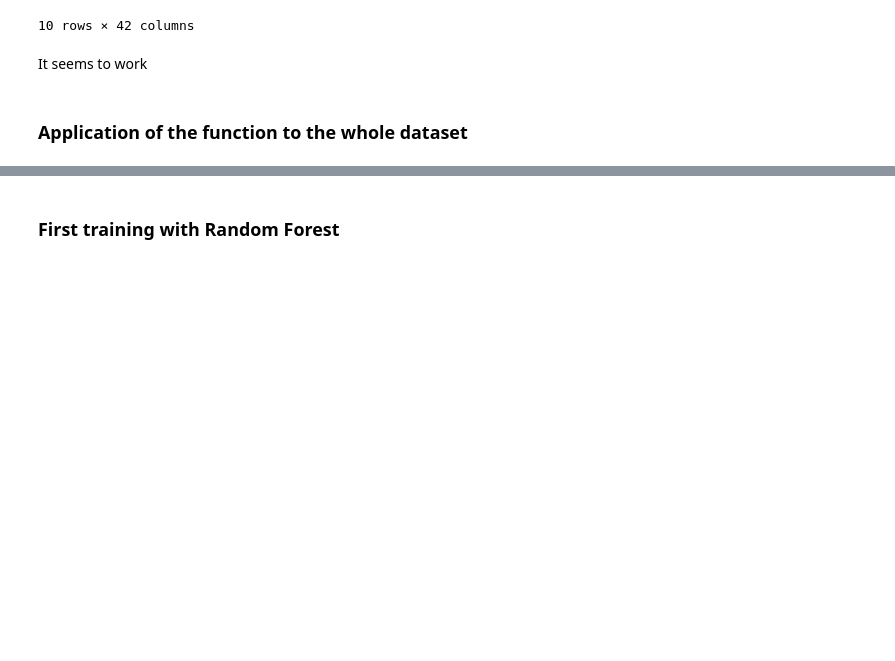
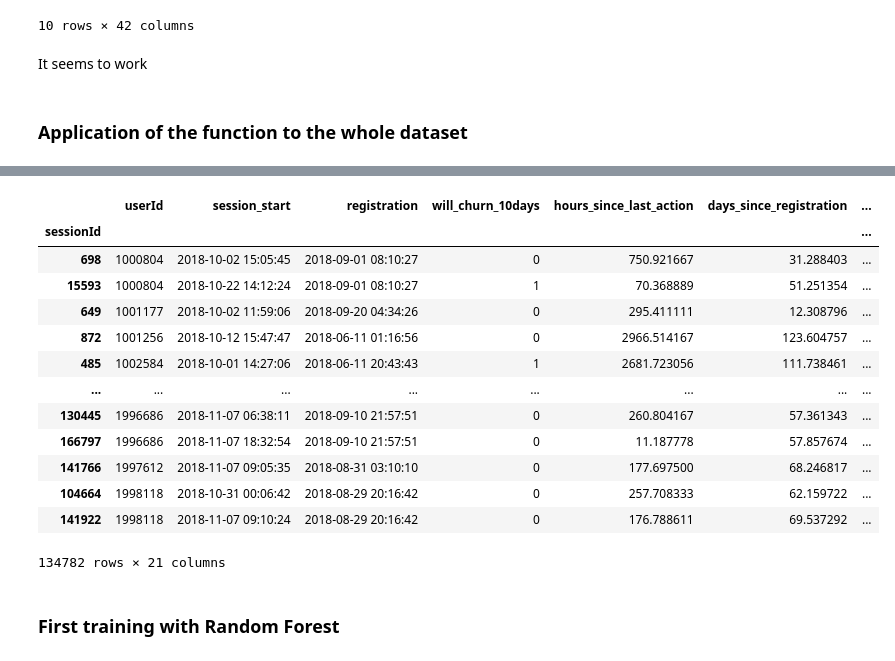
Before and after one commit to MaximilienLuc/Churn-prediction, a Jupyter notebook: Olivier.ipynb, the cells around one changed output, grey strips where cells are left out. Cells and saved outputs as stored; diff of their text form; code cells hidden in the pictures; blank space fills up the shorter version.

```diff
--- a/Olivier.ipynb
+++ b/Olivier.ipynb
@@ -1146,0 +1215,2 @@ Music consumption variation (avg): 442.43%
+# %%
+df_buffered = remove_ambiguous_sessions(df_multi_timeframe_features, buffer_days=5)
@@ -1146,0 +1315,30 @@ Music consumption variation (avg): 442.43%
+# %%
+def remove_correlated_features(df, threshold=0.9):
+    """
+    Remove highly correlated features.
+    """
+    # Correlation matrix
+    feature_cols = [col for col in df.columns
+                   if col not in ['userId', 'session_start', 'registration', 'will_churn_10days']]
+
+    corr_matrix = df[feature_cols].corr().abs()
+
+    # Find pairs with correlation > threshold
+    to_drop = set()
+    for i in range(len(corr_matrix.columns)):
+        for j in range(i+1, len(corr_matrix.columns)):
+            if corr_matrix.iloc[i, j] > threshold:
+                # Keep the one more correlated with target
+                corr_target_i = abs(df[corr_matrix.columns[i]].corr(df['will_churn_10days']))
+                corr_target_j = abs(df[corr_matrix.columns[j]].corr(df['will_churn_10days']))
+
+                if corr_target_i < corr_target_j:
+                    to_drop.add(corr_matrix.columns[i])
+                else:
+                    to_drop.add(corr_matrix.columns[j])
+
+    print(f"Removing {len(to_drop)} correlated features:")
+    print(list(to_drop))
+
+    df_cleaned = df.drop(columns=list(to_drop))
+    return df_cleaned
@@ -1147,3 +1350,20 @@ Music consumption variation (avg): 442.43%
+# %%
+df_cleaned
+# %% [output]
+|  | userId | session_start | registration | will_churn_10days | hours_since_last_action | days_since_registration | ... |
+| sessionId |  |  |  |  |  |  | ... |
+| 698 | 1000804 | 2018-10-02 15:05:45 | 2018-09-01 08:10:27 | 0 | 750.921667 | 31.288403 | ... |
+| 15593 | 1000804 | 2018-10-22 14:12:24 | 2018-09-01 08:10:27 | 1 | 70.368889 | 51.251354 | ... |
+| 649 | 1001177 | 2018-10-02 11:59:06 | 2018-09-20 04:34:26 | 0 | 295.411111 | 12.308796 | ... |
+| 872 | 1001256 | 2018-10-12 15:47:47 | 2018-06-11 01:16:56 | 0 | 2966.514167 | 123.604757 | ... |
+| 485 | 1002584 | 2018-10-01 14:27:06 | 2018-06-11 20:43:43 | 1 | 2681.723056 | 111.738461 | ... |
+| ... | ... | ... | ... | ... | ... | ... | ... |
+| 130445 | 1996686 | 2018-11-07 06:38:11 | 2018-09-10 21:57:51 | 0 | 260.804167 | 57.361343 | ... |
+| 166797 | 1996686 | 2018-11-07 18:32:54 | 2018-09-10 21:57:51 | 0 | 11.187778 | 57.857674 | ... |
+| 141766 | 1997612 | 2018-11-07 09:05:35 | 2018-08-31 03:10:10 | 0 | 177.697500 | 68.246817 | ... |
+| 104664 | 1998118 | 2018-10-31 00:06:42 | 2018-08-29 20:16:42 | 0 | 257.708333 | 62.159722 | ... |
+| 141922 | 1998118 | 2018-11-07 09:10:24 | 2018-08-29 20:16:42 | 0 | 176.788611 | 69.537292 | ... |
+134782 rows × 21 columns
 # %% [markdown]
 ### First training with Random Forest
 # %%
```
Also changed, not shown: parts of 32 cells of this notebook.
